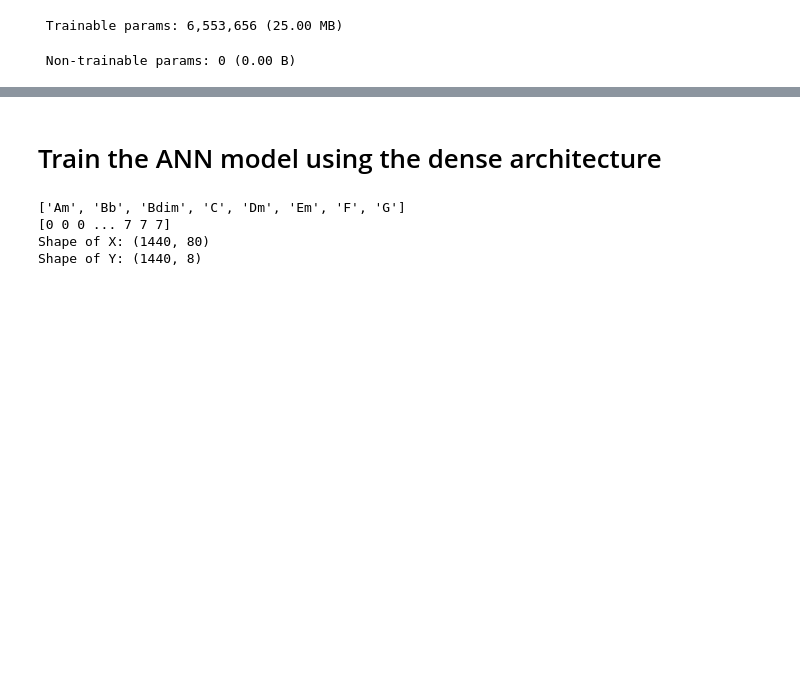
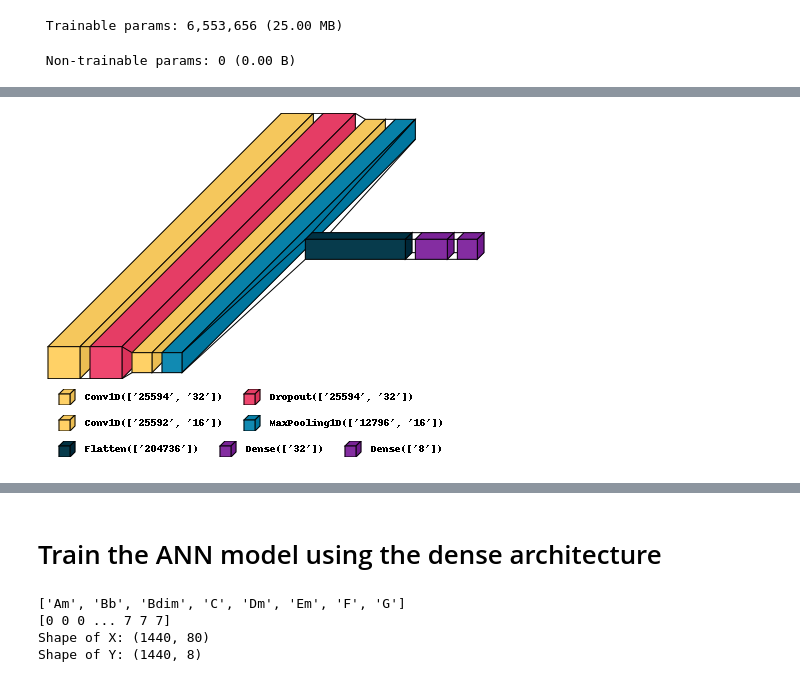
Before and after one commit to gauravmodak2001/Guitar_Chord_Pred, a Jupyter notebook: Guitar_Chord_Prediction.ipynb, the cells around one changed output, grey strips where cells are left out. Drawn from its saved outputs; the diff is of its cells as text; code cells hidden in the pictures; blank space fills up the shorter version.

```diff
--- a/Guitar_Chord_Prediction.ipynb
+++ b/Guitar_Chord_Prediction.ipynb
@@ -272,0 +288,5 @@ Model: "sequential_3"
+# %%
+visualkeras.layered_view(model3, legend=True, show_dimension=True, scale_xy=1, max_xy=700, scale_z=1, max_z=100)
+#visualkeras.layered_view(model2, legend=True).show()
+# %% [output]
+[figure, added]
```
Also changed, not shown: parts of 7 cells of this notebook, 4 other files.
